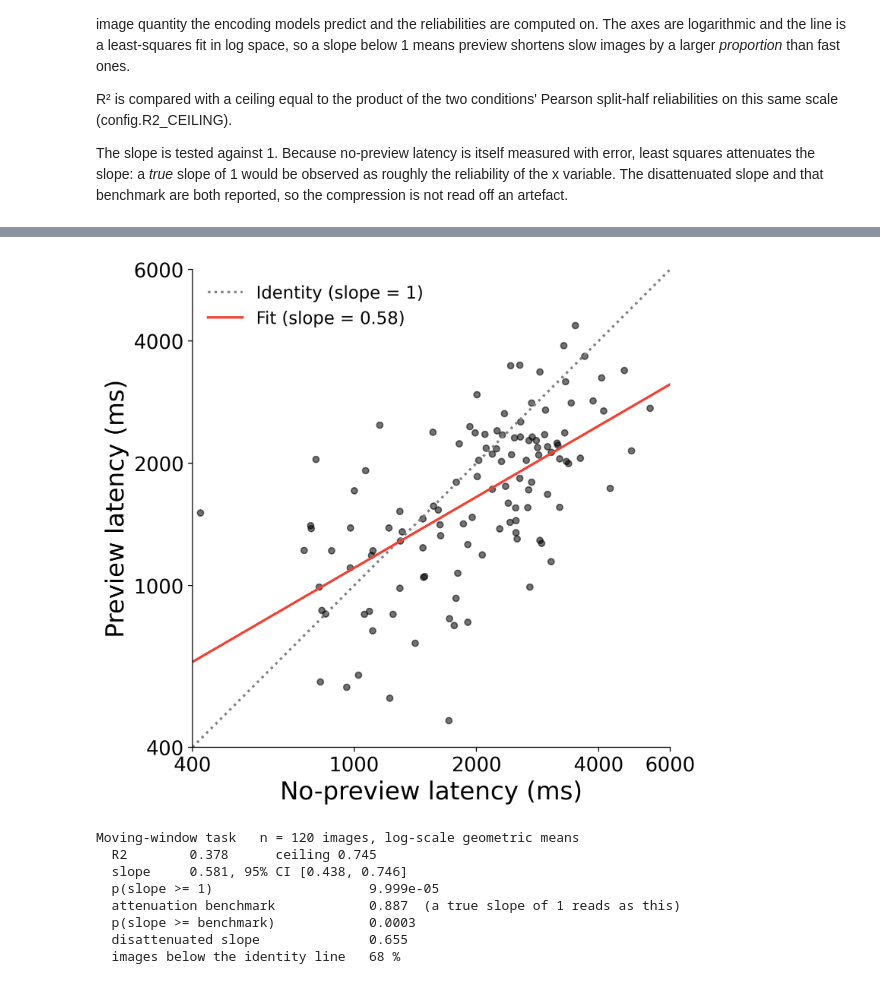
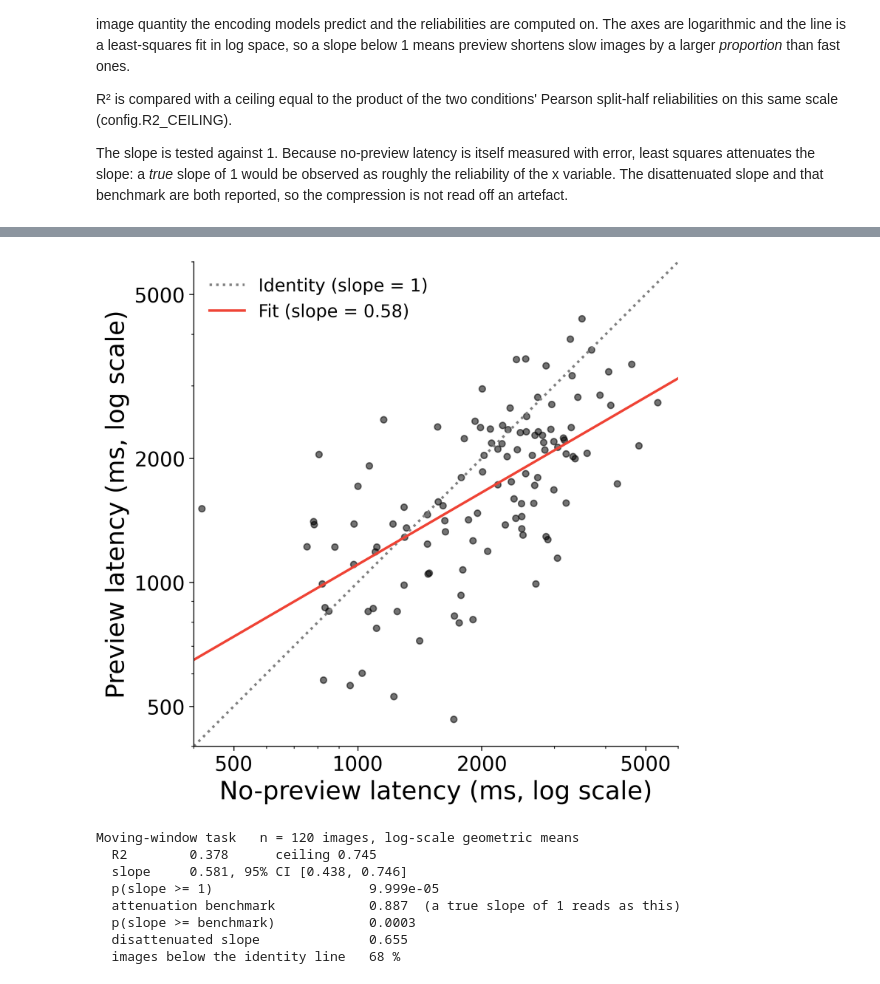
Before and after one commit to VCCN-lab/scene-context-face-detection, a Jupyter notebook: notebooks/figure1_behaviour.ipynb, the cells around one changed output, grey strips where cells are left out. Cells and saved outputs as stored; diff of their text form; code cells hidden in the pictures.

```diff
--- a/notebooks/figure1_behaviour.ipynb
+++ b/notebooks/figure1_behaviour.ipynb
@@ -140,7 +142,7 @@ error, least squares attenuates the slope: a *true* slope of 1 would be observed
 as roughly the reliability of the x variable. The disattenuated slope and that
 benchmark are both reported, so the compression is not read off an artefact.
 # %%
-def panel_scatter(task, fname, ticks):
+def panel_scatter(task, fname, ticks, lim, minor):
     lm = D.image_means(task, log=True)          # mean of log seconds
     keep = D.analysable_images(task)
     lx = lm[1, keep] + np.log(1000)              # no preview, log ms
@@ -154,7 +156,7 @@ def panel_scatter(task, fname, ticks):
     ci = np.percentile(boot, [2.5, 97.5])
     rel_x = cfg.RELIABILITY_PEARSON[task]["no_preview"]
 
-    lo, hi = ticks[0], ticks[-1]
+    lo, hi = lim
     fig, ax = plt.subplots(figsize=(7, 7))
     ax.plot([lo, hi], [lo, hi], ":", color="grey", lw=2, label="Identity (slope = 1)")
     ax.scatter(x, y, s=25, color="k", alpha=.55)
@@ -166,10 +168,13 @@ def panel_scatter(task, fname, ticks):
     ax.set_xlim(lo, hi); ax.set_ylim(lo, hi); ax.set_aspect("equal")
     ax.set_xticks(ticks); ax.set_yticks(ticks)
     ax.set_xticklabels([str(t) for t in ticks]); ax.set_yticklabels([str(t) for t in ticks])
-    ax.minorticks_off()
+    # log axes: conventional tick values whose uneven spacing shows the scale,
+    # plus unlabelled minor ticks
+    ax.set_xticks(minor, minor=True); ax.set_yticks(minor, minor=True)
+    ax.set_xticklabels([], minor=True); ax.set_yticklabels([], minor=True)
     ax.tick_params(labelsize=P.FONT - 12)
-    ax.set_xlabel("No-preview latency (ms)", fontsize=P.FONT - 8)
-    ax.set_ylabel("Preview latency (ms)", fontsize=P.FONT - 8)
+    ax.set_xlabel("No-preview latency (ms, log scale)", fontsize=P.FONT - 8)
+    ax.set_ylabel("Preview latency (ms, log scale)", fontsize=P.FONT - 8)
     P.title(ax, cfg.TASK_LABEL[task], fontsize=P.FONT - 6, pad=12)
     ax.legend(fontsize=P.FONT - 14, frameon=False, loc="upper left")
     src = pd.DataFrame({"image": np.asarray(D.stimulus_names())[keep],
@@ -190,5 +195,6 @@ def panel_scatter(task, fname, ticks):
 
 
 panel_scatter("facedetection", "fig1d_scatter_face_detection.png",
-              ticks=[150, 200, 300, 450])
+              ticks=[150, 200, 300, 400], lim=(150, 450),
+              minor=range(160, 450, 10))
 # %% [output]
@@ -203,9 +209,10 @@ Face detection task   n = 108 images, log-scale geometric means
   images below the identity line   70 %
 # %%
 panel_scatter("movingwindow", "fig1e_scatter_moving_window.png",
-              ticks=[400, 1000, 2000, 4000, 6000])
+              ticks=[500, 1000, 2000, 5000], lim=(400, 6000),
+              minor=[400, 600, 700, 800, 900, 3000, 4000, 6000])
 # %% [output]
-[figure, old version]
+[figure, new version]
 Moving-window task   n = 120 images, log-scale geometric means
   R2        0.378      ceiling 0.745
   slope     0.581, 95% CI [0.438, 0.746]
```
Also changed, not shown: parts of 3 cells of this notebook, 26 other files.
